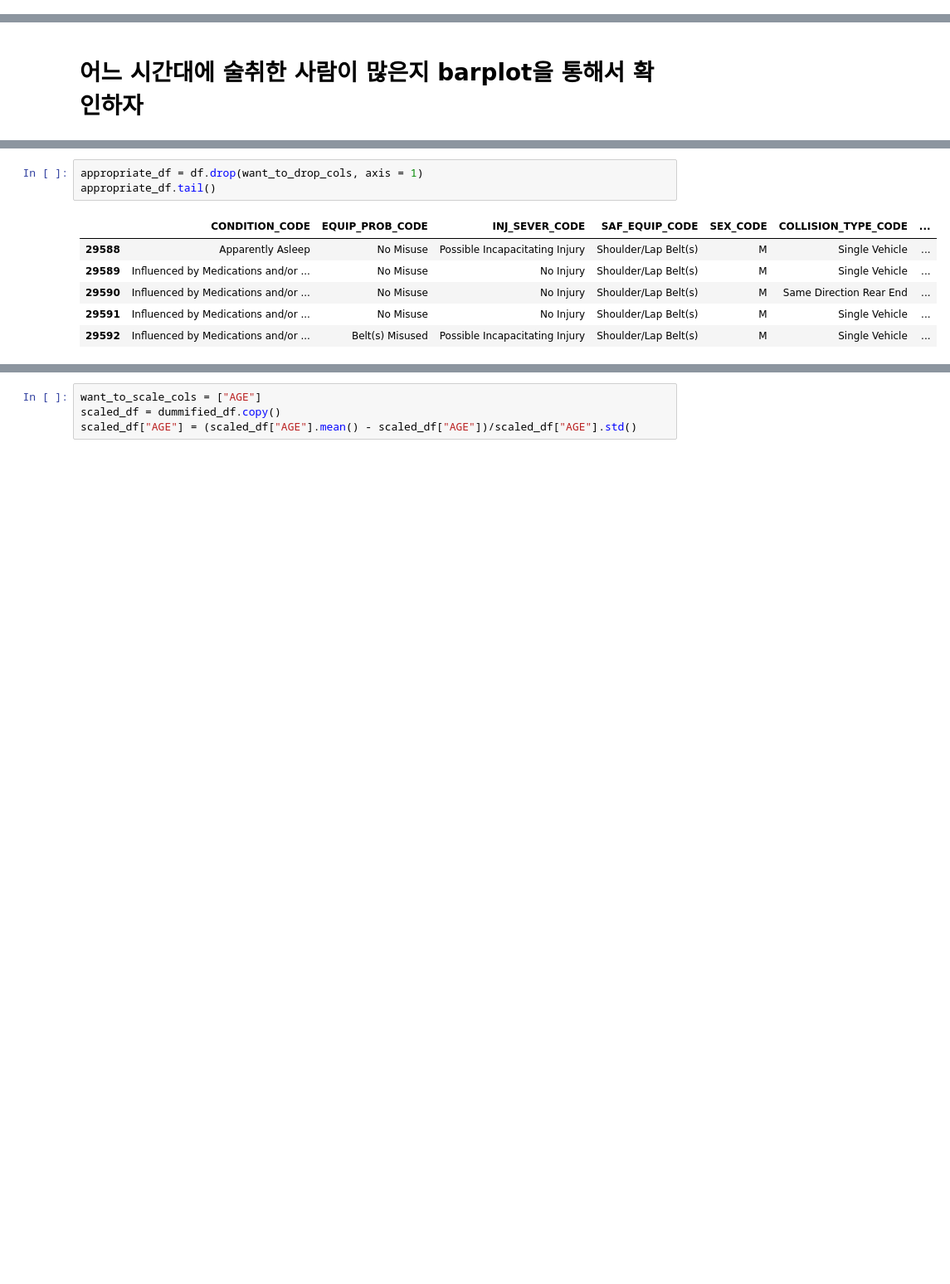
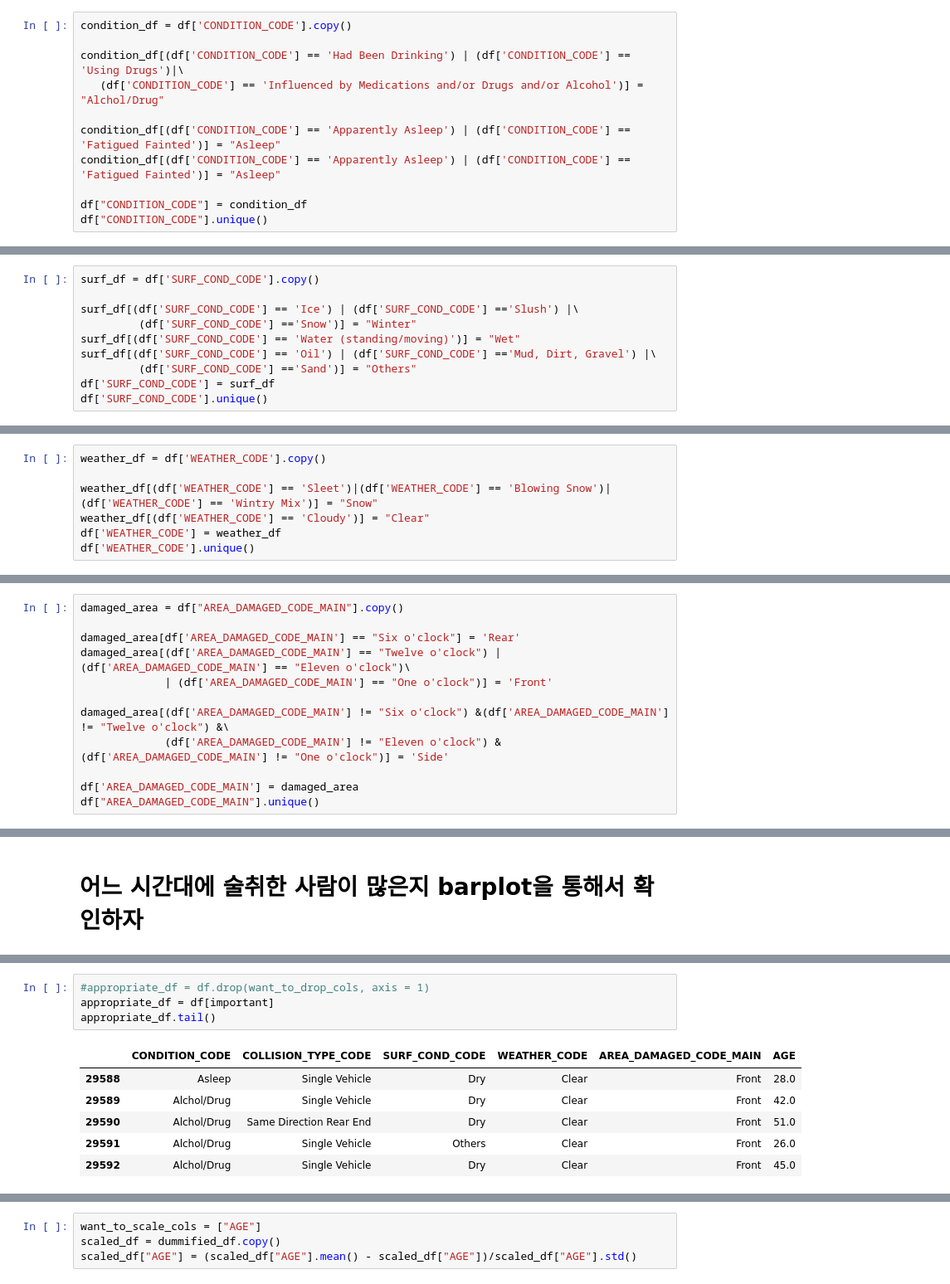
Before and after one commit to wonkim0512/DM, a Jupyter notebook: 06.formulation/06.formulation.ipynb, the cells around one changed output, grey strips where cells are left out. Shown at 83% size. Drawn from its saved outputs; the diff is of its cells as text; blank space fills up the shorter version.

```diff
--- a/06.formulation/06.formulation.ipynb
+++ b/06.formulation/06.formulation.ipynb
@@ -264,0 +235,11 @@ plt.show()
+# %%
+condition_df = df['CONDITION_CODE'].copy()
+
+condition_df[(df['CONDITION_CODE'] == 'Had Been Drinking') | (df['CONDITION_CODE'] == 'Using Drugs')|\
+   (df['CONDITION_CODE'] == 'Influenced by Medications and/or Drugs and/or Alcohol')] = "Alchol/Drug"
+
+condition_df[(df['CONDITION_CODE'] == 'Apparently Asleep') | (df['CONDITION_CODE'] == 'Fatigued Fainted')] = "Asleep"
+condition_df[(df['CONDITION_CODE'] == 'Apparently Asleep') | (df['CONDITION_CODE'] == 'Fatigued Fainted')] = "Asleep"
+
+df["CONDITION_CODE"] = condition_df
+df["CONDITION_CODE"].unique()
@@ -264,0 +345,10 @@ plt.show()
+# %%
+surf_df = df['SURF_COND_CODE'].copy()
+
+surf_df[(df['SURF_COND_CODE'] == 'Ice') | (df['SURF_COND_CODE'] =='Slush') |\
+         (df['SURF_COND_CODE'] =='Snow')] = "Winter"
+surf_df[(df['SURF_COND_CODE'] == 'Water (standing/moving)')] = "Wet"
+surf_df[(df['SURF_COND_CODE'] == 'Oil') | (df['SURF_COND_CODE'] =='Mud, Dirt, Gravel') |\
+         (df['SURF_COND_CODE'] =='Sand')] = "Others"
+df['SURF_COND_CODE'] = surf_df
+df['SURF_COND_CODE'].unique()
@@ -264,0 +361,7 @@ plt.show()
+# %%
+weather_df = df['WEATHER_CODE'].copy()
+
+weather_df[(df['WEATHER_CODE'] == 'Sleet')|(df['WEATHER_CODE'] == 'Blowing Snow')|(df['WEATHER_CODE'] == 'Wintry Mix')] = "Snow"
+weather_df[(df['WEATHER_CODE'] == 'Cloudy')] = "Clear"
+df['WEATHER_CODE'] = weather_df
+df['WEATHER_CODE'].unique()
@@ -338,0 +405,12 @@ dtype: int64
+# %%
+damaged_area = df["AREA_DAMAGED_CODE_MAIN"].copy()
+
+damaged_area[df['AREA_DAMAGED_CODE_MAIN'] == "Six o'clock"] = 'Rear'
+damaged_area[(df['AREA_DAMAGED_CODE_MAIN'] == "Twelve o'clock") | (df['AREA_DAMAGED_CODE_MAIN'] == "Eleven o'clock")\
+             | (df['AREA_DAMAGED_CODE_MAIN'] == "One o'clock")] = 'Front'
+
+damaged_area[(df['AREA_DAMAGED_CODE_MAIN'] != "Six o'clock") &(df['AREA_DAMAGED_CODE_MAIN'] != "Twelve o'clock") &\
+             (df['AREA_DAMAGED_CODE_MAIN'] != "Eleven o'clock") & (df['AREA_DAMAGED_CODE_MAIN'] != "One o'clock")] = 'Side'
+
+df['AREA_DAMAGED_CODE_MAIN'] = damaged_area
+df["AREA_DAMAGED_CODE_MAIN"].unique()
@@ -372,13 +449,14 @@ want_to_drop_cols = ['REPORT_NO',
 # %%
-appropriate_df = df.drop(want_to_drop_cols, axis = 1)
+#appropriate_df = df.drop(want_to_drop_cols, axis = 1)
+appropriate_df = df[important]
 appropriate_df.tail()
 # %% [output]
-|  | CONDITION_CODE | EQUIP_PROB_CODE | INJ_SEVER_CODE | SAF_EQUIP_CODE | SEX_CODE | COLLISION_TYPE_CODE | ... |
-| 29588 | Apparently Asleep | No Misuse | Possible Incapacitating Injury | Shoulder/Lap Belt(s) | M | Single Vehicle | ... |
-| 29589 | Influenced by Medications and/or ... | No Misuse | No Injury | Shoulder/Lap Belt(s) | M | Single Vehicle | ... |
-| 29590 | Influenced by Medications and/or ... | No Misuse | No Injury | Shoulder/Lap Belt(s) | M | Same Direction Rear End | ... |
-| 29591 | Influenced by Medications and/or ... | No Misuse | No Injury | Shoulder/Lap Belt(s) | M | Single Vehicle | ... |
-| 29592 | Influenced by Medications and/or ... | Belt(s) Misused | Possible Incapacitating Injury | Shoulder/Lap Belt(s) | M | Single Vehicle | ... |
+|  | CONDITION_CODE | COLLISION_TYPE_CODE | SURF_COND_CODE | WEATHER_CODE | AREA_DAMAGED_CODE_MAIN | AGE |
+| 29588 | Asleep | Single Vehicle | Dry | Clear | Front | 28.0 |
+| 29589 | Alchol/Drug | Single Vehicle | Dry | Clear | Front | 42.0 |
+| 29590 | Alchol/Drug | Same Direction Rear End | Dry | Clear | Front | 51.0 |
+| 29591 | Alchol/Drug | Single Vehicle | Others | Clear | Front | 26.0 |
+| 29592 | Alchol/Drug | Single Vehicle | Dry | Clear | Front | 45.0 |
 # %%
 want_to_dummify_cols = []
 for col in list(appropriate_df.columns):
```
Also changed, not shown: parts of 62 cells of this notebook.
